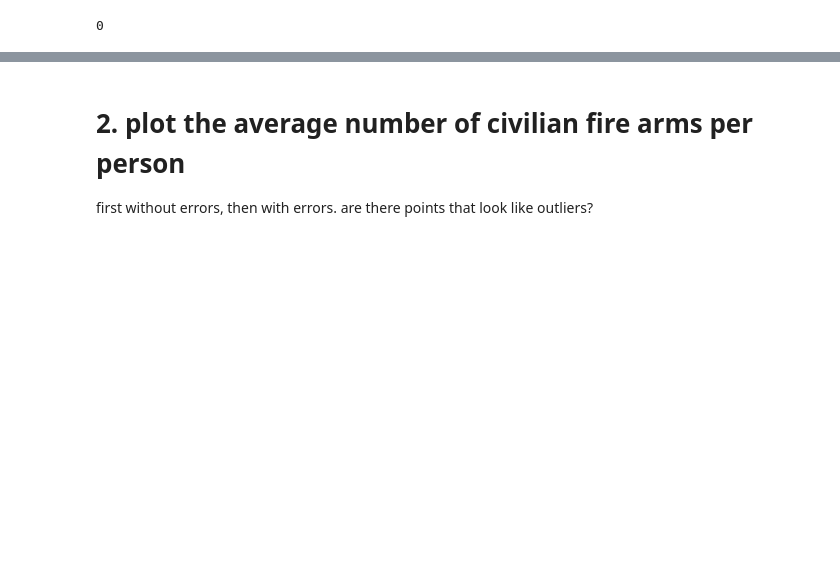
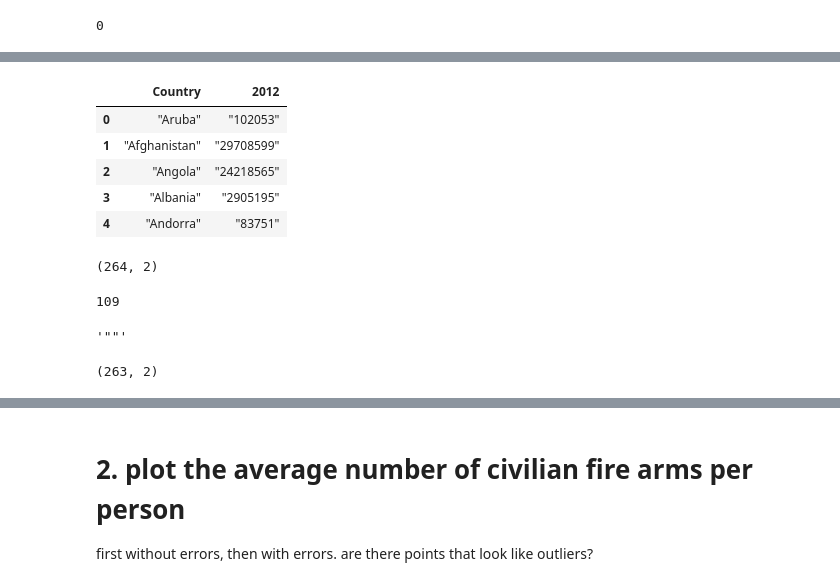
Before and after one commit to picniclin/PUI2017_yl5240, a Jupyter notebook: HW5_yl5240/HW5_Assignment3_yl5240.ipynb, the cells around one changed output, grey strips where cells are left out. Cells and saved outputs as stored; diff of their text form; code cells hidden in the pictures; blank space fills up the shorter version.

```diff
--- a/HW5_yl5240/HW5_Assignment3_yl5240.ipynb
+++ b/HW5_yl5240/HW5_Assignment3_yl5240.ipynb
@@ -119,0 +125,55 @@ df1_2.head()
+# %%
+with open(os.getenv("PUIDATA") + "/" + 'API_SP.POP.TOTL_DS2_en_csv_v2.csv') as f:
+    line = f.readlines()
+    data = []
+    for row in line[4:]:
+        data.append(pd.DataFrame(row.split(',')[:-1]).T)
+# %%
+df3 = pd.concat(data)
+# %%
+# reset the first line(the fourth line of the original csv) to be columns' name
+df3.columns = df3.iloc[0,:]
+df3 = df3.iloc[1:, :].reset_index(drop = True)
+# %%
+df3.rename(columns = {'"Country Name"':'Country','"2012"':'2012'}, inplace = True)
+df3 = df3[['Country', '2012']]
+df3.head()
+# %% [output]
+|  | Country | 2012 |
+| 0 | "Aruba" | "102053" |
+| 1 | "Afghanistan" | "29708599" |
+| 2 | "Angola" | "24218565" |
+| 3 | "Albania" | "2905195" |
+| 4 | "Andorra" | "83751" |
+# %%
+df3.shape
+# %% [output]
+(264, 2)
+# %%
+# the values seem awful, clean them
+country = []
+pop = []
+for x in list(df3['Country']):
+    country.append(x[1:-1])
+
+# when I first time to transfer the type of pop into float, something wrong, so I need to figure it out
+i = 0
+for y in list(df3['2012']):
+    i += 1
+    try:
+        pop.append(float(y[1:-1]))
+    except:
+        print(i)
+# %% [output]
+109
+# %%
+# fine the stupid one
+df3['2012'][108]
+# %% [output]
+'""'
+# %%
+# and drop it
+df3.drop([108], axis = 0, inplace = True)
+df3.shape
+# %% [output]
+(263, 2)
```
Also changed, not shown: parts of 17 cells of this notebook.
